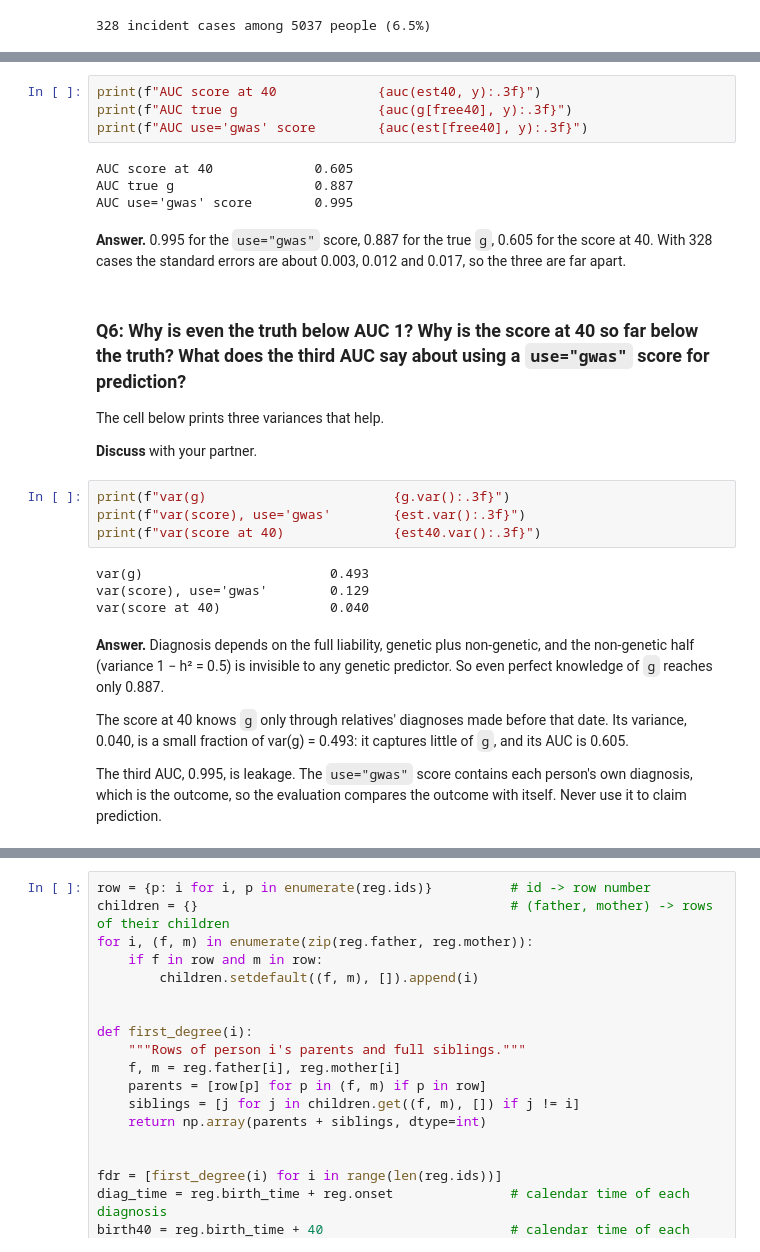
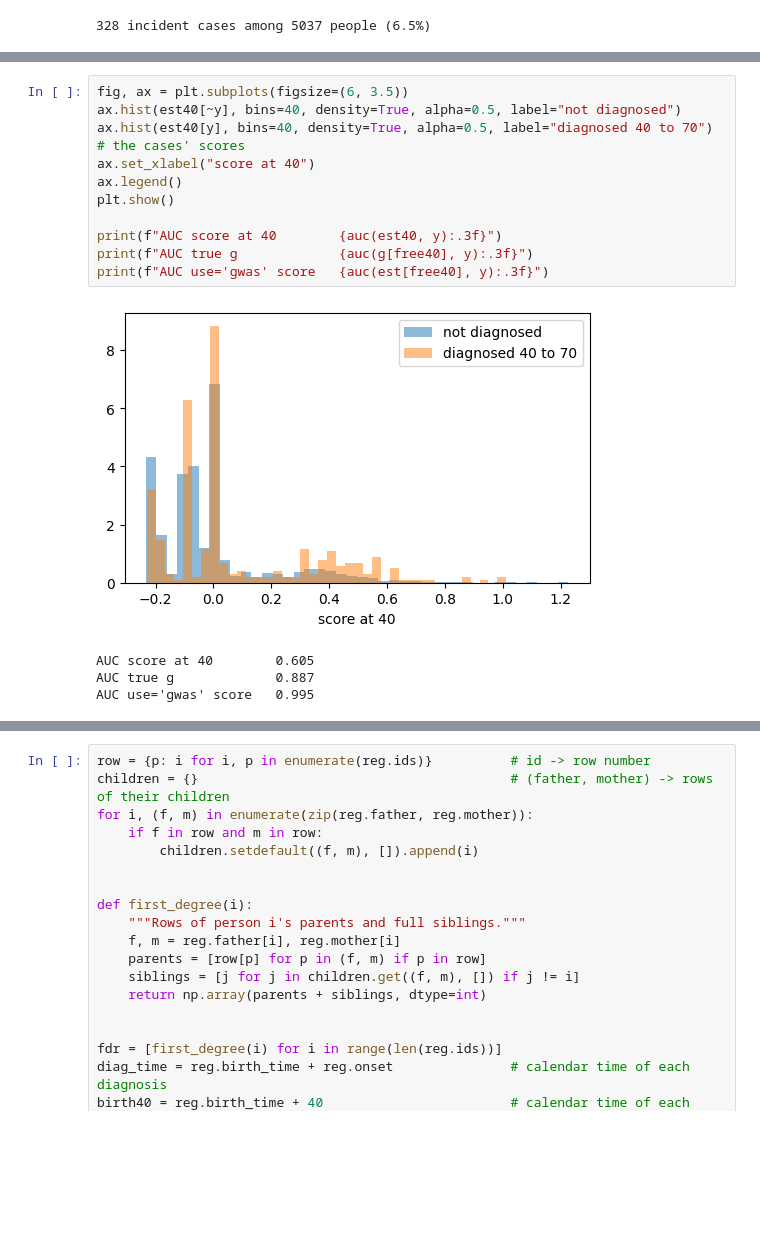
Before and after one commit to bvilhjal/ATIG_2026, a Jupyter notebook: teaching_days/2026-09-24/LTFH/LTFH_exercise_answers.ipynb, the cells around one changed output, grey strips where cells are left out. Drawn from its saved outputs; the diff is of its cells as text; blank space fills up the shorter version.

```diff
--- a/teaching_days/2026-09-24/LTFH/LTFH_exercise_answers.ipynb
+++ b/teaching_days/2026-09-24/LTFH/LTFH_exercise_answers.ipynb
@@ -323,5 +296,13 @@ person's own diagnosis. **Before running**, order the three.
 # %%
-print(f"AUC score at 40             {auc(est40, y):.3f}")
-print(f"AUC true g                  {auc(g[free40], y):.3f}")
-print(f"AUC use='gwas' score        {auc(est[free40], y):.3f}")
+fig, ax = plt.subplots(figsize=(6, 3.5))
+ax.hist(est40[~y], bins=40, density=True, alpha=0.5, label="not diagnosed")
+ax.hist(est40[y], bins=40, density=True, alpha=0.5, label="diagnosed 40 to 70")   # the cases' scores
+ax.set_xlabel("score at 40")
+ax.legend()
+plt.show()
+
+print(f"AUC score at 40        {auc(est40, y):.3f}")
+print(f"AUC true g             {auc(g[free40], y):.3f}")
+print(f"AUC use='gwas' score   {auc(est[free40], y):.3f}")
 # %% [output]
+[figure, added]
@@ -331,30 +311,0 @@ AUC use='gwas' score        0.995
-# %% [markdown]
-**Answer.** 0.995 for the `use="gwas"` score, 0.887 for the true `g`, 0.605 for the
-score at 40. With 328 cases the standard errors are about 0.003, 0.012 and 0.017, so the
-three are far apart.
-# %% [markdown]
-### Q6: Why is even the truth below AUC 1? Why is the score at 40 so far below the truth? What does the third AUC say about using a `use="gwas"` score for prediction?
-
-The cell below prints three variances that help.
-
-**Discuss** with your partner.
-# %%
-print(f"var(g)                        {g.var():.3f}")
-print(f"var(score), use='gwas'        {est.var():.3f}")
-print(f"var(score at 40)              {est40.var():.3f}")
-# %% [output]
-var(g)                        0.493
-var(score), use='gwas'        0.129
-var(score at 40)              0.040
-# %% [markdown]
-**Answer.** Diagnosis depends on the full liability, genetic plus non-genetic, and the
-non-genetic half (variance 1 − h² = 0.5) is invisible to any genetic predictor. So even
-perfect knowledge of `g` reaches only 0.887.
-
-The score at 40 knows `g` only through relatives' diagnoses made before that date. Its
-variance, 0.040, is a small fraction of var(g) = 0.493: it captures little of `g`, and its
-AUC is 0.605.
-
-The third AUC, 0.995, is leakage. The `use="gwas"` score contains each person's own
-diagnosis, which is the outcome, so the evaluation compares the outcome with itself.
-Never use it to claim prediction.
```
Also changed, not shown: parts of 52 cells of this notebook, 7 other files.
